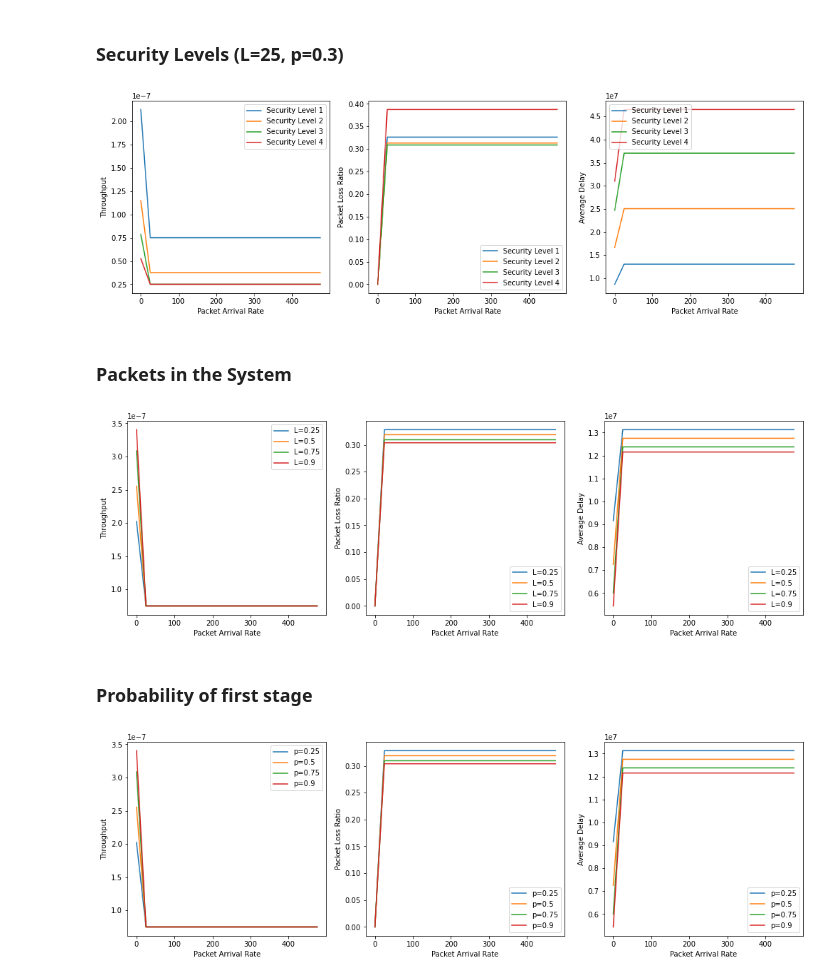
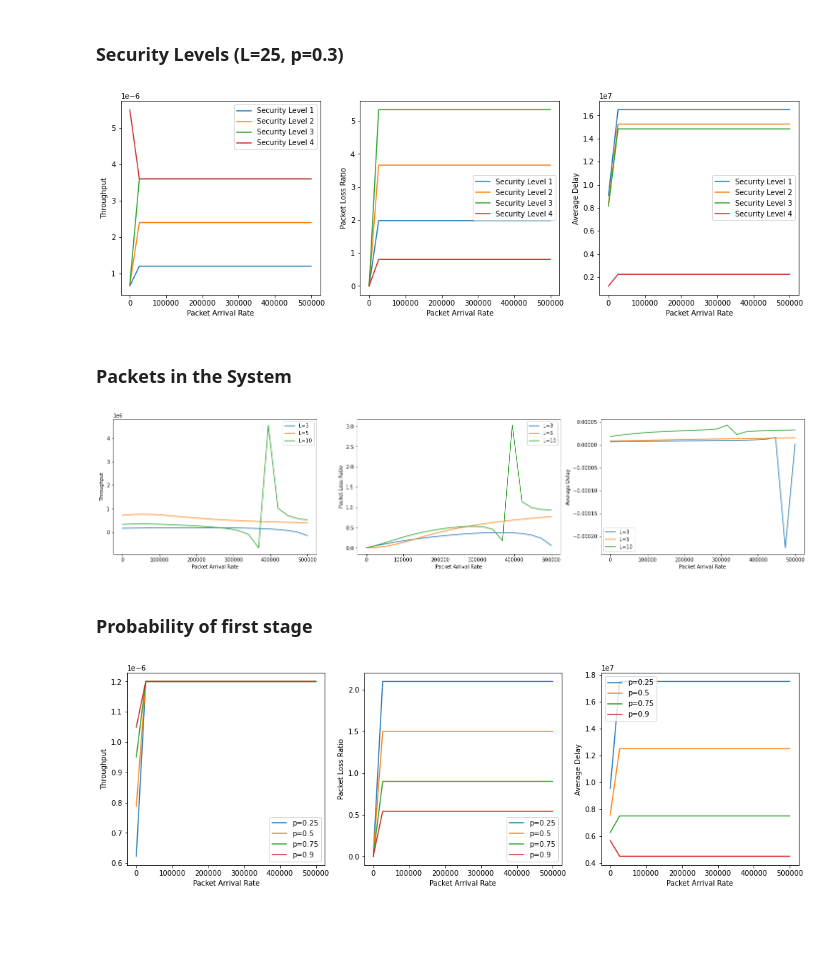
Before and after one commit to Sani-Abdullah/markov-ids, a Jupyter notebook: markov_ids.ipynb, the cells around one changed output. Drawn from its saved outputs; the diff is of its cells as text; code cells hidden in the pictures; blank space fills up the shorter version.

```diff
--- a/markov_ids.ipynb
+++ b/markov_ids.ipynb
@@ -9,9 +11,13 @@
 # %% [markdown]
 ### Constants
 # %%
-L = 3 # L-1 is queue length
-L_list = [5, 10, 25, 50, 100]
+L = 5 # L-1 is queue length
+L_list = [3, 5, 10]
+# L_list = [5, 10, 25, 50, 100]
 p = 0.3 # probability of early decision
 p_list = [0.25, 0.5, 0.75, 0.9]
 r = 1 - p # probability of content checking
-lams = [lam for lam in range(0, 500, 25)]
+# lams = [lam for lam in np.linspace(0, 1*10**-6, 20)]
+lams = np.linspace(0, 500000, 20)
+
+print(lams)
@@ -213,11 +233,11 @@ import json
 import pandas as pd
 
 # settings
-data_json_settings = json.load(open('./data/settings/settings.json', 'r'))
+data_json_settings = json.load(open('./_data//data/settings/settings.json', 'r'))
 data_csv_settings = pd.read_csv('./data/settings/settings.csv')
 
 # probabilities
-data_json_probabilities = json.load(open('./data/probabilities/probabilities.json', 'r'))
+data_json_probabilities = json.load(open('./_data/data/probabilities/probabilities.json', 'r'))
 data_csv_probabilities = pd.read_csv('./data/probabilities/probabilities.csv')
 
 # population
@@ -276,32 +296,37 @@ for setting in graphable_settings['delay']:
     axs[2].legend()
     axs[2].set_ylabel('Average Delay')
     axs[2].set_xlabel('Packet Arrival Rate')
+
+# fig.savefig('./data/graphs/security_levels.jpg')
 # %% [output]
-[figure, old version]
+[figure, new version]
 # %% [markdown]
 ### Packets in the System
 # %%
-fig, axs = plt.subplots(1, 3, figsize=(17, 5))
+fig, axs = plt.subplots(1, 3, figsize=(25, 5))
+
 
 for population in graphable_populations['throughput']:
     axs[0].plot(lams, graphable_populations['throughput'][population], label=f'L={population}')
     axs[0].legend()
     axs[0].set_ylabel('Throughput')
     axs[0].set_xlabel('Packet Arrival Rate')
 
 for population in graphable_populations['ppl']:
     axs[1].plot(lams, graphable_populations['ppl'][population], label=f'L={population}')
     axs[1].legend()
     axs[1].set_ylabel('Packet Loss Ratio')
     axs[1].set_xlabel('Packet Arrival Rate')
 
 for population in graphable_populations['delay']:
     axs[2].plot(lams, graphable_populations['delay'][population], label=f'L={population}')
     axs[2].legend()
     axs[2].set_ylabel('Average Delay')
     axs[2].set_xlabel('Packet Arrival Rate')
+
+# fig.savefig('./data/graphs/population.jpg')
 # %% [output]
-[figure, old version]
+[figure, new version]
 # %% [markdown]
 ### Probability of first stage
 # %%
@@ -324,5 +349,7 @@ for probability in graphable_probabilities['delay']:
     axs[2].legend()
     axs[2].set_ylabel('Average Delay')
     axs[2].set_xlabel('Packet Arrival Rate')
+
+# fig.savefig('./data/graphs/probability.jpg')
 # %% [output]
-[figure, old version]
+[figure, new version]
```
Also changed, not shown: parts of 5 cells of this notebook, 24 other files.
